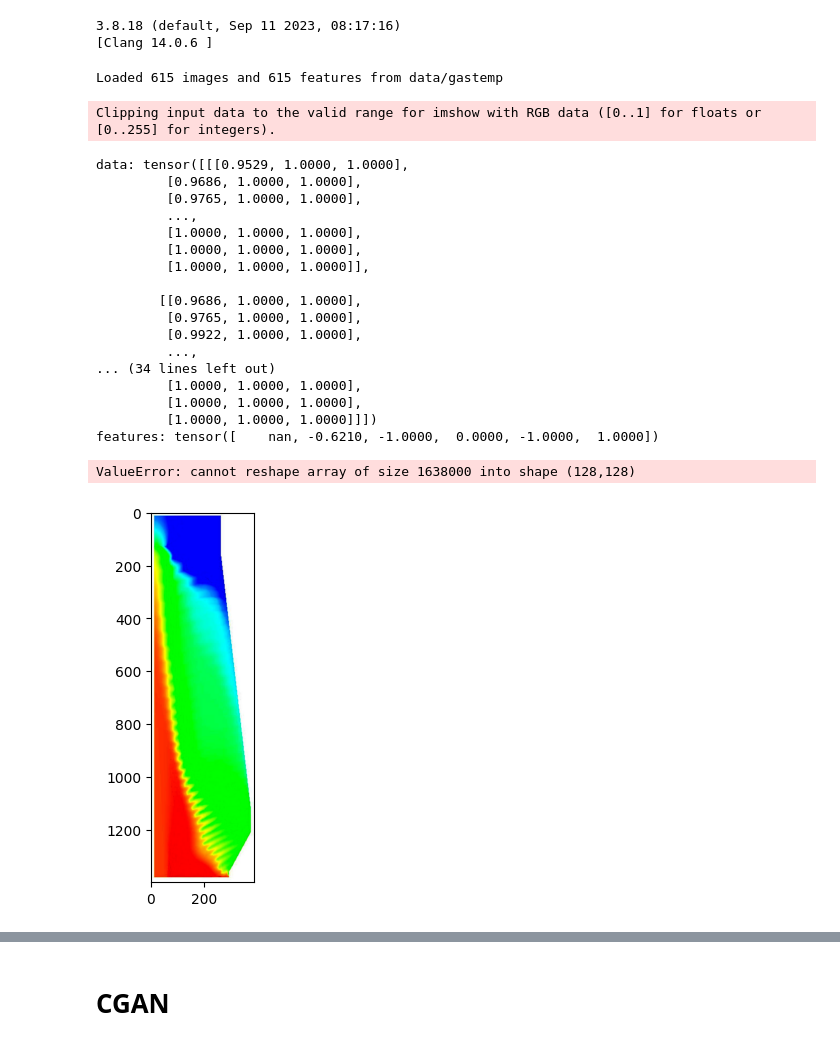
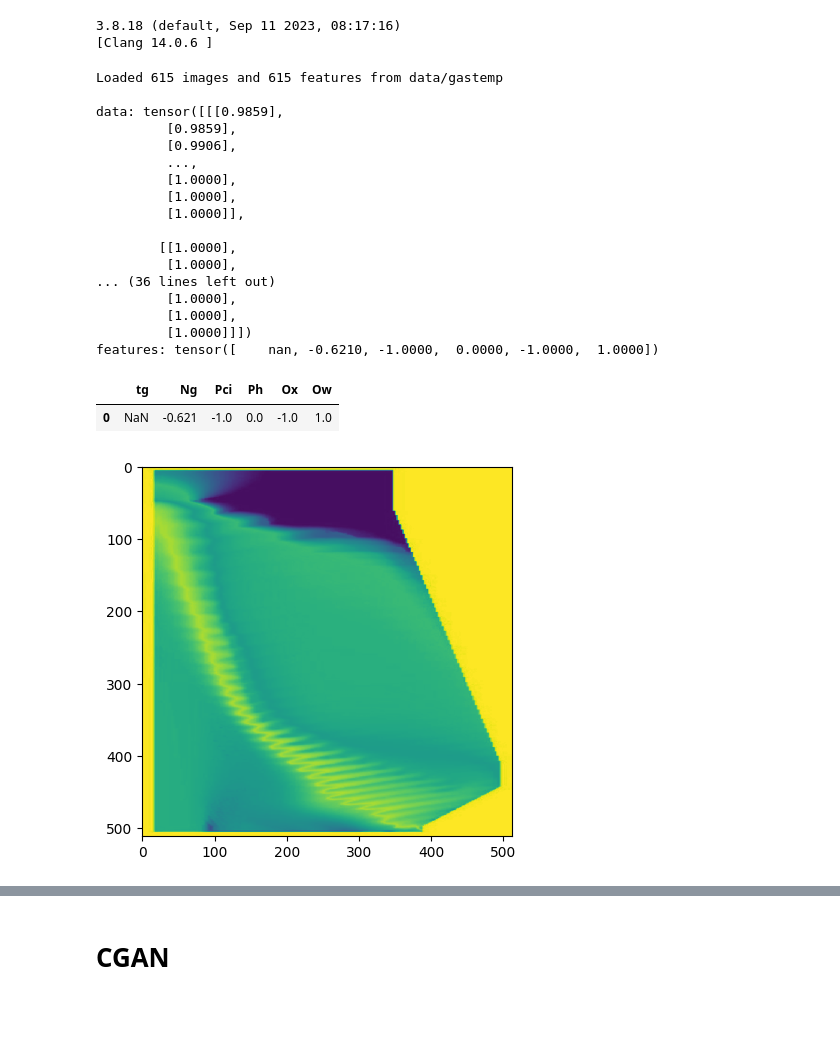
Before and after one commit to JoeyShapiro/blast-furnace-cgan, a Jupyter notebook: cgan-quality.ipynb, the cells around one changed output, grey strips where cells are left out. Cells and saved outputs as stored; diff of their text form; code cells hidden in the pictures; blank space fills up the shorter version.

```diff
--- a/cgan-quality.ipynb
+++ b/cgan-quality.ipynb
@@ -67,7 +67,8 @@ class MyDataset(VisionDataset):
         # img = Image.fromarray(img.numpy().astype(np.uint8))
 
 
-        img = img.reshape(1400, 390, 3)
+        # img = img.reshape(1400, 390, 3)
+        img = img.reshape(pixels, pixels, 3)
         # if self.transform is not None:
         #     img = self.transform(img)
 
@@ -88,7 +89,17 @@ class MyDataset(VisionDataset):
                 # load the image
                 img = Image.open(os.path.join(root, file))
                 # convert to numpy array
-                img = np.array(img)
+                img = torch.Tensor(np.array(img))
+                # Reshape to [batch, channels, height, width] format
+                # [1400, 390, 3] -> [1, 3, 1400, 390]
+                tensor_reshaped = img.permute(2, 0, 1).unsqueeze(0)
+
+                img = F.interpolate(tensor_reshaped, size=(pixels, pixels), mode='nearest')
+                img = img.squeeze(0).permute(1, 2, 0)
+
+                # convert to grayscale
+                # img = 0.299 * img[:, :, 0] + 0.587 * img[:, :, 1] + 0.114 * img[:, :, 2]
+
                 # flatten the image
                 img = img.flatten()
                 data.append(img)
@@ -113,7 +124,8 @@ class MyDataset(VisionDataset):
 
         # resize the data now
         # TODO hmmmm
-        data = torch.Tensor(data)
+        # Convert the list of NumPy arrays to a single PyTorch tensor
+        data = torch.stack(data)
 
         # batch x pixels x pixels
         # data = F.pad(data, (0, pixels-39, 0, pixels-140), value=0)
@@ -124,7 +136,6 @@ class MyDataset(VisionDataset):
         # data = data.repeat_interleave(3, dim=2)
         # print the first row of the first image
         # data = F.pad(data, (0, pixels-117), value=0)
-        # data = F.interpolate(data.unsqueeze(1), size=(pixels, pixels), mode='nearest').squeeze(1)
 
 
         data = 2 * (data / 255) - 1
@@ -152,65 +163,59 @@ class MyDataset(VisionDataset):
 
         return data, features
 # %%
-pixels = 128
+pixels = 512
 dataset = MyDataset(root='data/gastemp', normalize=(-1, 1))
 datum = dataset[0]
 print(f"""
 data: {datum[0]}
 features: {datum[1]}
 """)
 
 # convert data to image plot
 # TODO first pixel is bad
 img = np.array(datum[0])
 plt.imshow(img)
 
 # img = img.reshape(-1, 128, 128)
 # img = Image.fromarray((img * 255).astype(np.uint8)[0])
 # plt.imshow(img)
 # img2 = np.array(datum[0])
 # img2 = img2[:-16].reshape(140, 39)
 # plt.imshow(img2)
 
 # downscale to 74x74
 # remove the padding
 # img = img[:-4].reshape(-1, 140, 39*3)
-img = img.reshape(-1, pixels, pixels)
-# img = F.interpolate(torch.Tensor(img).unsqueeze(0), size=(140, 39), mode='nearest').squeeze(0).numpy()
-print(img.shape)
-img = Image.fromarray((img * 255).astype(np.uint8)[0])
-plt.imshow(img)
+# img = img.reshape(-1, pixels, pixels)
+# # img = F.interpolate(torch.Tensor(img).unsqueeze(0), size=(140, 39), mode='nearest').squeeze(0).numpy()
+# print(img.shape)
+# img = Image.fromarray((img * 255).astype(np.uint8)[0])
+# plt.imshow(img)
 
-# convert features to dataframe
-# TODO not correct, but ai guessed the labels, so its funny
-# Ng = Nitrogen, Pci = Pesticide, H = Humidity, Wp = Watering pattern, Ph = pH, 0x = 0x, 0w = 0w, Hbt = Habitat, Wm = Weed management, Wr = Weather
-labels = [ 'tg', 'Ng', 'Pci', 'H', 'Wp', 'Ph', 'Ox', 'Ow', 'Hbt', 'Wm', 'Wr' ]
-labels = [ 'tg', 'Ng', 'Pci', 'H', 'Ox', 'Ow', 'Hbt' ]
 conditions = np.array(datum[1])
-features = pd.DataFrame([conditions], columns=labels)
+features = pd.DataFrame([conditions], columns=dataset.labels)
 display(features)
 # %% [output]
 Loaded 615 images and 615 features from data/gastemp
+
+data: tensor([[[0.9859],
+         [0.9859],
+         [0.9906],
+         ...,
+         [1.0000],
+         [1.0000],
+         [1.0000]],
+
+        [[1.0000],
+         [1.0000],
+... (36 lines left out)
+         [1.0000],
+         [1.0000],
+         [1.0000]]])
+features: tensor([    nan, -0.6210, -1.0000,  0.0000, -1.0000,  1.0000])
-Clipping input data to the valid range for imshow with RGB data ([0..1] for floats or [0..255] for integers).
-data: tensor([[[0.9529, 1.0000, 1.0000],
-         [0.9686, 1.0000, 1.0000],
-         [0.9765, 1.0000, 1.0000],
-         ...,
-         [1.0000, 1.0000, 1.0000],
-         [1.0000, 1.0000, 1.0000],
-         [1.0000, 1.0000, 1.0000]],
-
-        [[0.9686, 1.0000, 1.0000],
-         [0.9765, 1.0000, 1.0000],
-         [0.9922, 1.0000, 1.0000],
-         ...,
-... (34 lines left out)
-         [1.0000, 1.0000, 1.0000],
-         [1.0000, 1.0000, 1.0000],
-         [1.0000, 1.0000, 1.0000]]])
-features: tensor([    nan, -0.6210, -1.0000,  0.0000, -1.0000,  1.0000])
-ValueError: cannot reshape array of size 1638000 into shape (128,128)
+|  | tg | Ng | Pci | Ph | Ox | Ow |
+| 0 | NaN | -0.621 | -1.0 | 0.0 | -1.0 | 1.0 |
-[figure, old version]
+[figure, new version]
 # %%
 # get the count, mean, std, min, max, and sum of each column
 df_aggregated = dataset.features.agg(['count', 'mean', 'std', 'min', 'max', 'sum']).reset_index()
```
Also changed, not shown: parts of 4 cells of this notebook, 1 other file.
